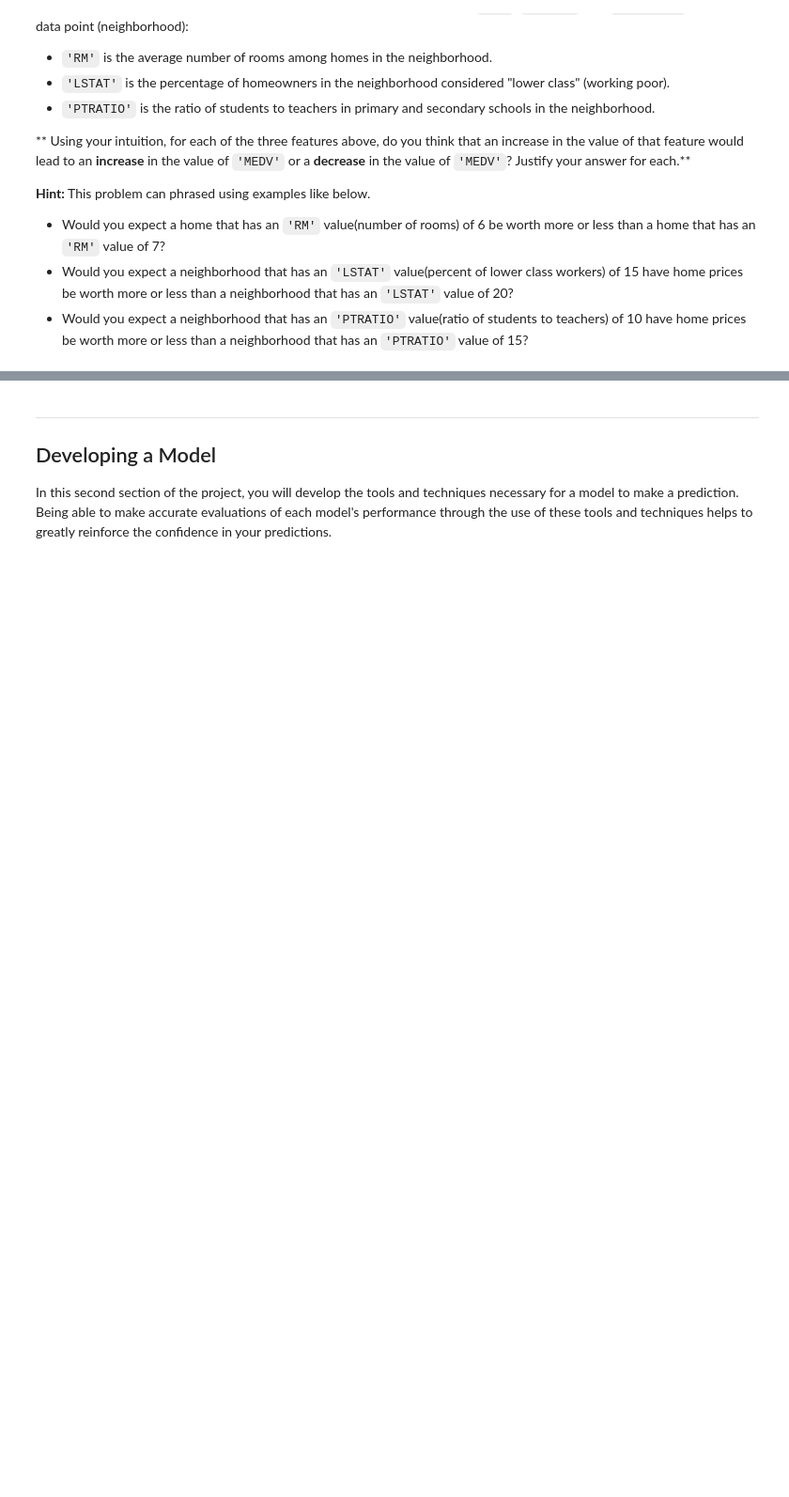
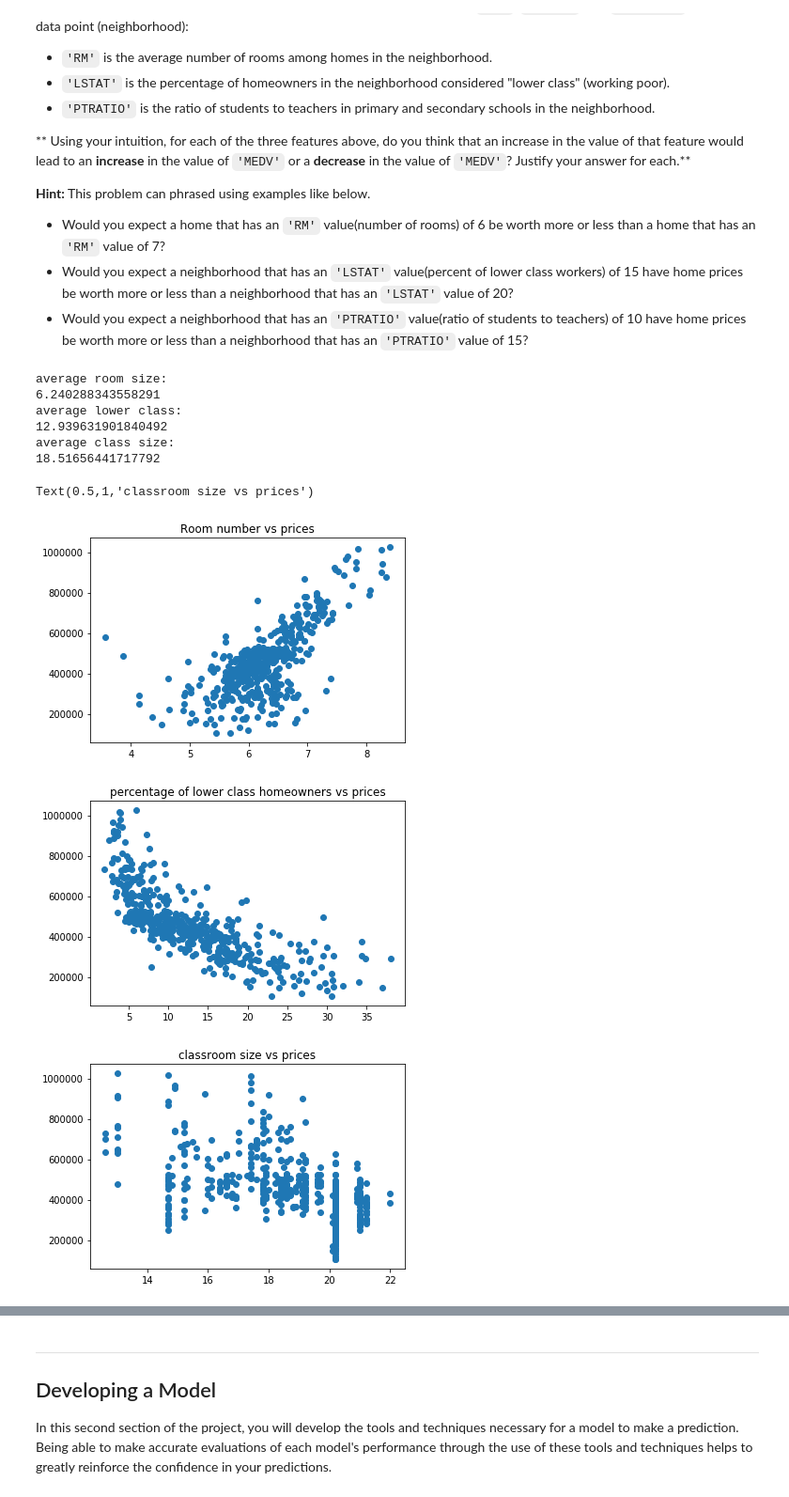
Before and after one commit to aysunbcc/udacity-mlnd, a Jupyter notebook: projects/boston_housing/boston_housing.ipynb, the cells around one changed output, grey strips where cells are left out. Shown at 94% size. Cells and saved outputs as stored; diff of their text form; code cells hidden in the pictures; blank space fills up the shorter version.

```diff
--- a/projects/boston_housing/boston_housing.ipynb
+++ b/projects/boston_housing/boston_housing.ipynb
@@ -99,5 +99,40 @@ As a reminder, we are using three features from the Boston housing dataset: `'RM
 * Would you expect a home that has an `'RM'` value(number of rooms) of 6 be worth more or less than a home that has an `'RM'` value of 7?
 * Would you expect a neighborhood that has an `'LSTAT'` value(percent of lower class workers) of 15 have home prices be worth more or less than a neighborhood that has an `'LSTAT'` value of 20?
 * Would you expect a neighborhood that has an `'PTRATIO'` value(ratio of students to teachers) of 10 have home prices be worth more or less than a neighborhood that has an `'PTRATIO'` value of 15?
+# %%
+import matplotlib.pyplot as plt
+
+avg_rm_size = np.mean(features['RM'])
+print("average room size:")
+print(avg_rm_size)
+avg_neighbor = np.mean(features['LSTAT'])
+print("average lower class:")
+print(avg_neighbor)
+avg_class_size = np.mean(features['PTRATIO'])
+print("average class size:")
+print(avg_class_size)
+
+plt.figure(1)
+plt.scatter(features['RM'], prices)
+plt.title('Room number vs prices')
+
+plt.figure(2)
+plt.scatter(features['LSTAT'], prices)
+plt.title('percentage of lower class homeowners vs prices')
+
+plt.figure(3)
+plt.scatter(features['PTRATIO'], prices)
+plt.title('classroom size vs prices')
+# %% [output]
+average room size:
+6.240288343558291
+average lower class:
+12.939631901840492
+average class size:
+18.51656441717792
+Text(0.5,1,'classroom size vs prices')
+[figure, added]
+[figure, added]
+[figure, added]
 # %% [markdown]
 **Answer: **
```
Also changed, not shown: parts of 14 cells of this notebook, 1 other file.
